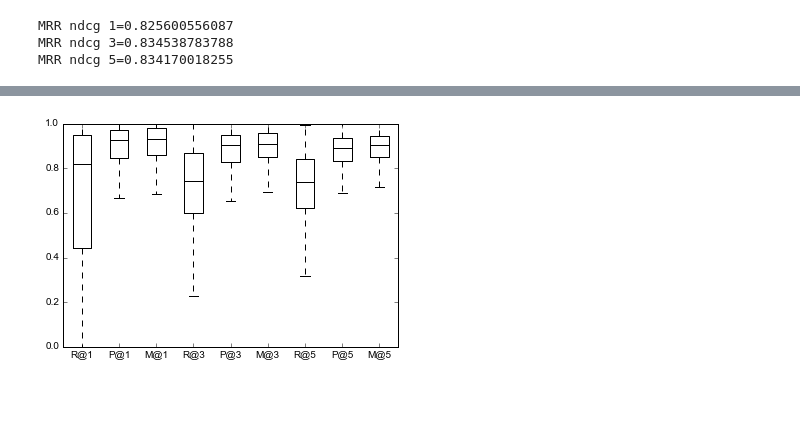
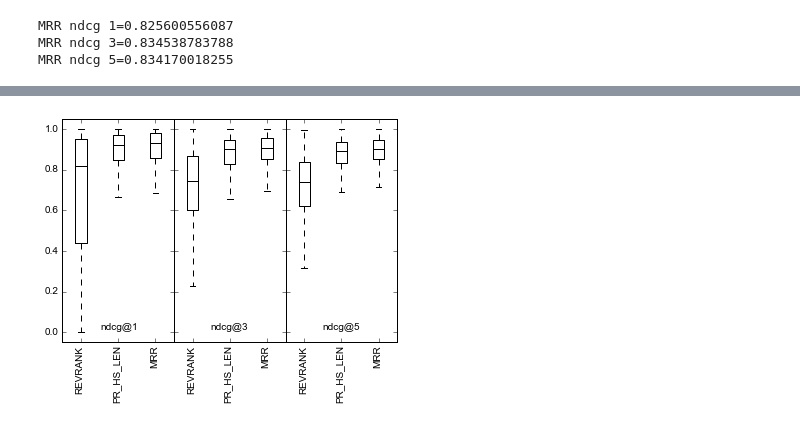
Before and after one commit to vwoloszyn/MRR, a Jupyter notebook: PR_HS_LEN_combined.ipynb, the cells around one changed output, grey strips where cells are left out. Saved outputs shown, nothing was run; the diff lists cells and outputs as text; code cells hidden in the pictures; blank space fills up the shorter version.

Commit message:
boxplot

```diff
--- a/PR_HS_LEN_combined.ipynb
+++ b/PR_HS_LEN_combined.ipynb
@@ -241,9 +241,84 @@ import matplotlib.pyplot as plt
 data_to_plot = [ndcg_revRank1, ndcg_pr_hs_len1, ndcg_mrr_1, ndcg_revRank3, ndcg_pr_hs_len3, ndcg_mrr_3, ndcg_revRank5, ndcg_pr_hs_len5, ndcg_mrr_5]
 
 
-bp = plt.boxplot(data_to_plot, labels=["R@1","P@1","M@1","R@3","P@3","M@3","R@5","P@5","M@5"], sym='')
-plt.setp(bp['boxes'], linewidth=1, color='black')
-plt.setp(bp['fliers'], linewidth=1, color='black')
-plt.setp(bp['medians'], linewidth=1, color='black')
-plt.setp(bp['whiskers'], linewidth=1, color='black')
+#bp = plt.boxplot(data_to_plot, labels=["R@1","P@1","M@1","R@3","P@3","M@3","R@5","P@5","M@5"], sym='')
+
+
+fig, (ax1, ax2, ax3) = plt.subplots(ncols=3, sharey=True)
+fig.subplots_adjust(wspace=0)
+
+data={}
+data['ndcg@1']=[ndcg_revRank1, ndcg_pr_hs_len1, ndcg_mrr_1]
+data['ndcg@3']=[ndcg_revRank3, ndcg_pr_hs_len3, ndcg_mrr_3]
+data['ndcg@5']=[ndcg_revRank5, ndcg_pr_hs_len5, ndcg_mrr_5]
+#for ax, name in zip(axes, ['ndcg@1', 'ndcg@3', 'ndcg@5']):
+#    ax.boxplot(data[name])
+#    ax.set(xticklabels=['revRank', 'pr_hs_len', 'MRR'], xlabel=name)
+#    ax.margins(0.05) # Optional
+
+bp1=ax1.boxplot(data['ndcg@1'],sym='')
+
+ax1.set(xticklabels=['REVRANK', 'PR_HS_LEN', 'MRR'], xlabel='ndcg@1')
+ax1.XTickLabelRotation=45
+ax1.margins(0.5) # Optional
+plt.setp(bp1['boxes'], linewidth=1, color='black')
+plt.setp(bp1['fliers'], linewidth=1, color='black')
+plt.setp(bp1['medians'], linewidth=1, color='black')
+plt.setp(bp1['whiskers'], linewidth=1, color='black')
+
+for i in range(3):
+    med = bp1['medians'][i]
+    #ax1.plot([np.mean(med.get_xdata())], [np.mean(data['ndcg@1'][i])], color='k', marker='*', markeredgecolor='k')
+
+
+
+
+bp2=ax2.boxplot(data['ndcg@3'],sym='')
+ax2.set(xticklabels=['REVRANK', 'PR_HS_LEN', 'MRR'], xlabel='ndcg@3')
+ax2.margins(0.05) # Optional
+plt.setp(bp2['boxes'], linewidth=1, color='black')
+plt.setp(bp2['fliers'], linewidth=1, color='black')
+plt.setp(bp2['medians'], linewidth=1, color='black')
+plt.setp(bp2['whiskers'], linewidth=1, color='black')
+for i in range(3):
+    med = bp2['medians'][i]
+    #ax2.plot([np.mean(med.get_xdata())], [np.mean(data['ndcg@3'][i])], color='k', marker='*', markeredgecolor='k')
+
+
+
+
+
+bp3=ax3.boxplot(data['ndcg@5'],sym='')
+ax3.set(xticklabels=['REVRANK', 'PR_HS_LEN', 'MRR'], xlabel='ndcg@5')
+ax3.margins(0.05) # Optional
+plt.setp(bp3['boxes'], linewidth=1, color='black')
+plt.setp(bp3['fliers'], linewidth=1, color='black')
+plt.setp(bp3['medians'], linewidth=1, color='black')
+plt.setp(bp3['whiskers'], linewidth=1, color='black')
+
+for i in range(3):
+    med = bp3['medians'][i]
+    #ax3.plot([np.mean(med.get_xdata())], [np.mean(data['ndcg@5'][i])], color='k', marker='*', markeredgecolor='k')
+
+
+
+
+
+ax1.xaxis.labelpad = -80
+ax2.xaxis.labelpad = -80
+ax3.xaxis.labelpad = -80
+
+
+
+for ax in fig.axes:
+    plt.sca(ax)
+    plt.xticks(rotation=90)
+
+
+# plt.figtext(0.80, 0.5, '*', color='k', backgroundcolor='gray',
+#             weight='roman', size='medium')
+# plt.figtext(0.815, 0.5, ' Mean Value', color='black', weight='roman',
+#             size='medium', backgroundcolor='gray',)
+
+plt.show()
 # %% [output]
@@ -267 +325 @@ plt.setp(bp['whiskers'], linewidth=1, color='black')
-[figure, old version]
+[figure, new version]
```
Also changed, not shown: parts of 2 cells of this notebook, 1 other file.
